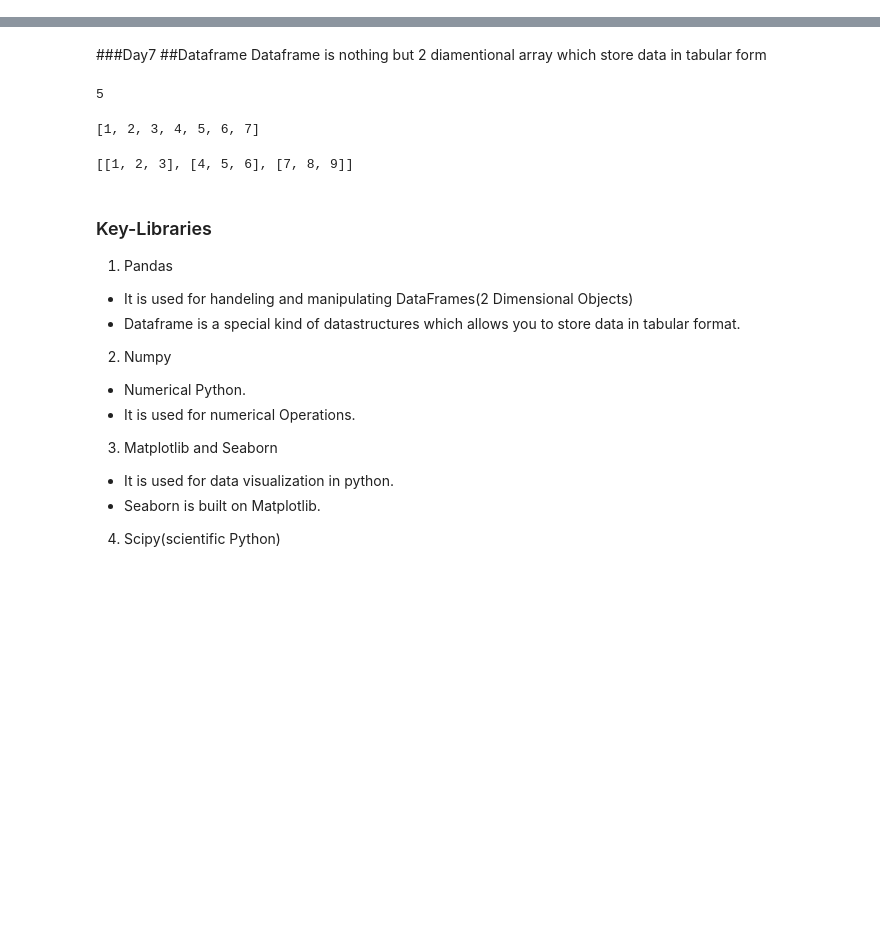
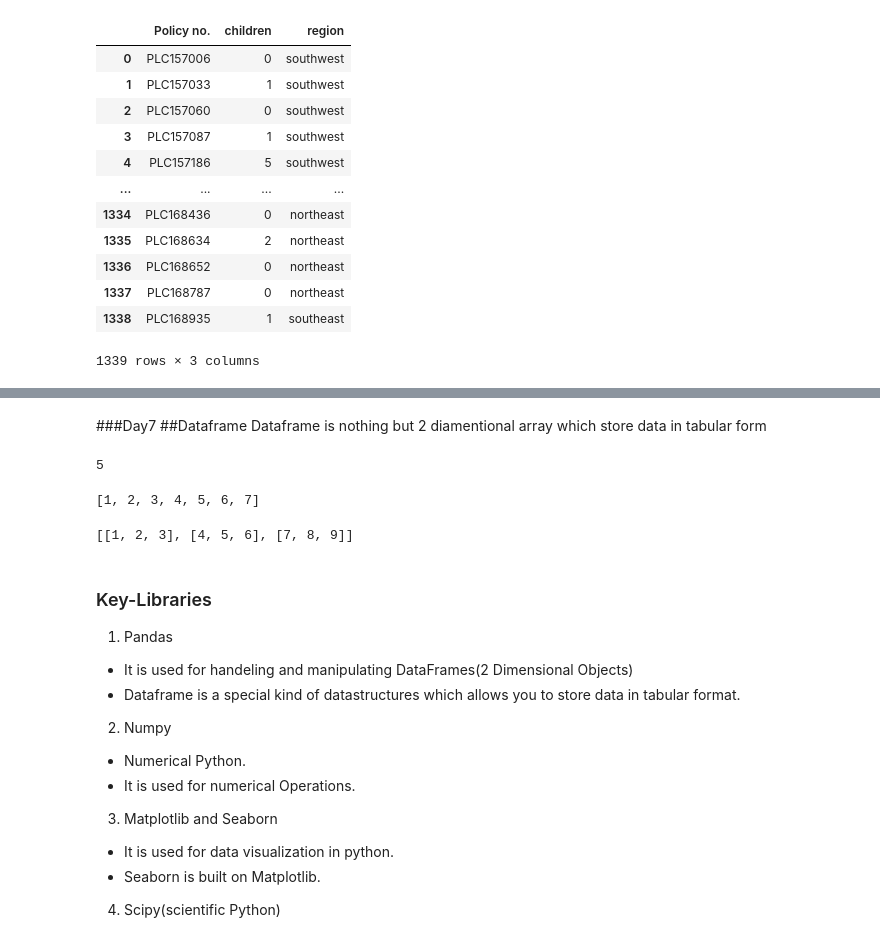
Before and after one commit to ShravanJadhav/DataScience_Practice, a Jupyter notebook: DataScience_Python.ipynb, the cells around one changed output, grey strips where cells are left out. Drawn from its saved outputs; the diff is of its cells as text; code cells hidden in the pictures; blank space fills up the shorter version.

```diff
--- a/DataScience_Python.ipynb
+++ b/DataScience_Python.ipynb
@@ -0,0 +73,16 @@
+# %%
+df.drop('smoker',axis=1)
+# %% [output]
+|  | Policy no. | children | region |
+| 0 | PLC157006 | 0 | southwest |
+| 1 | PLC157033 | 1 | southwest |
+| 2 | PLC157060 | 0 | southwest |
+| 3 | PLC157087 | 1 | southwest |
+| 4 | PLC157186 | 5 | southwest |
+| ... | ... | ... | ... |
+| 1334 | PLC168436 | 0 | northeast |
+| 1335 | PLC168634 | 2 | northeast |
+| 1336 | PLC168652 | 0 | northeast |
+| 1337 | PLC168787 | 0 | northeast |
+| 1338 | PLC168935 | 1 | southeast |
+1339 rows × 3 columns
```
Also changed, not shown: parts of 13 cells of this notebook.
